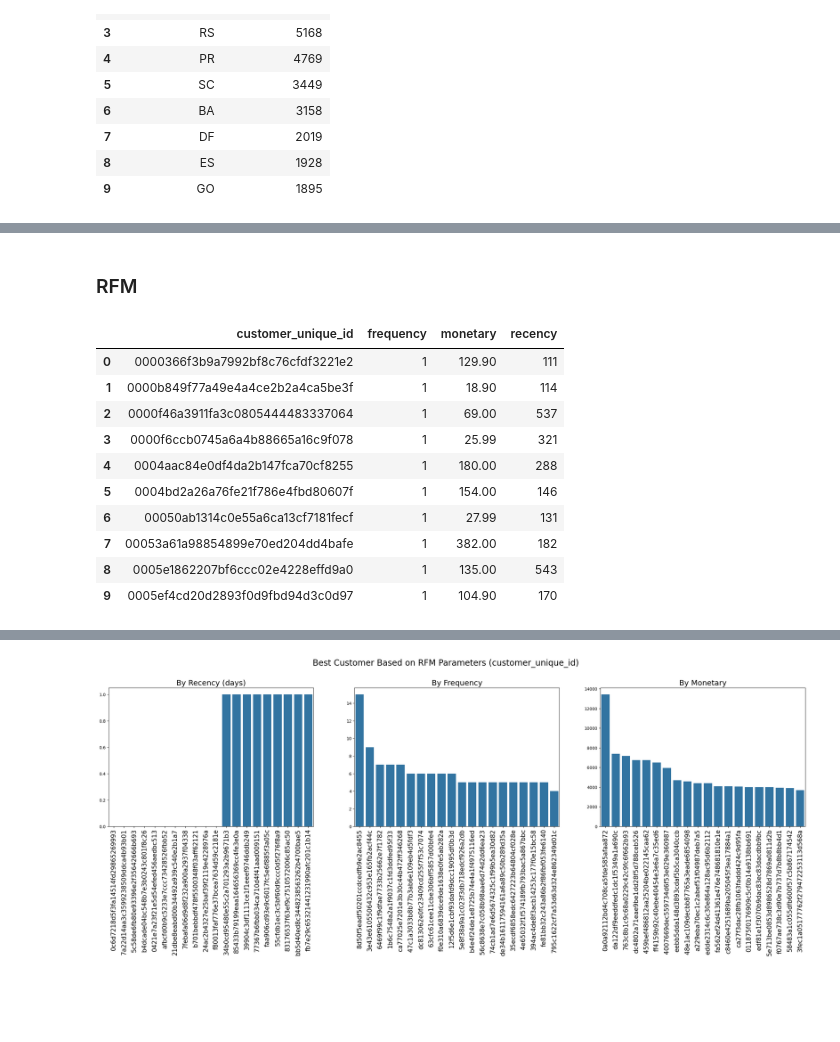
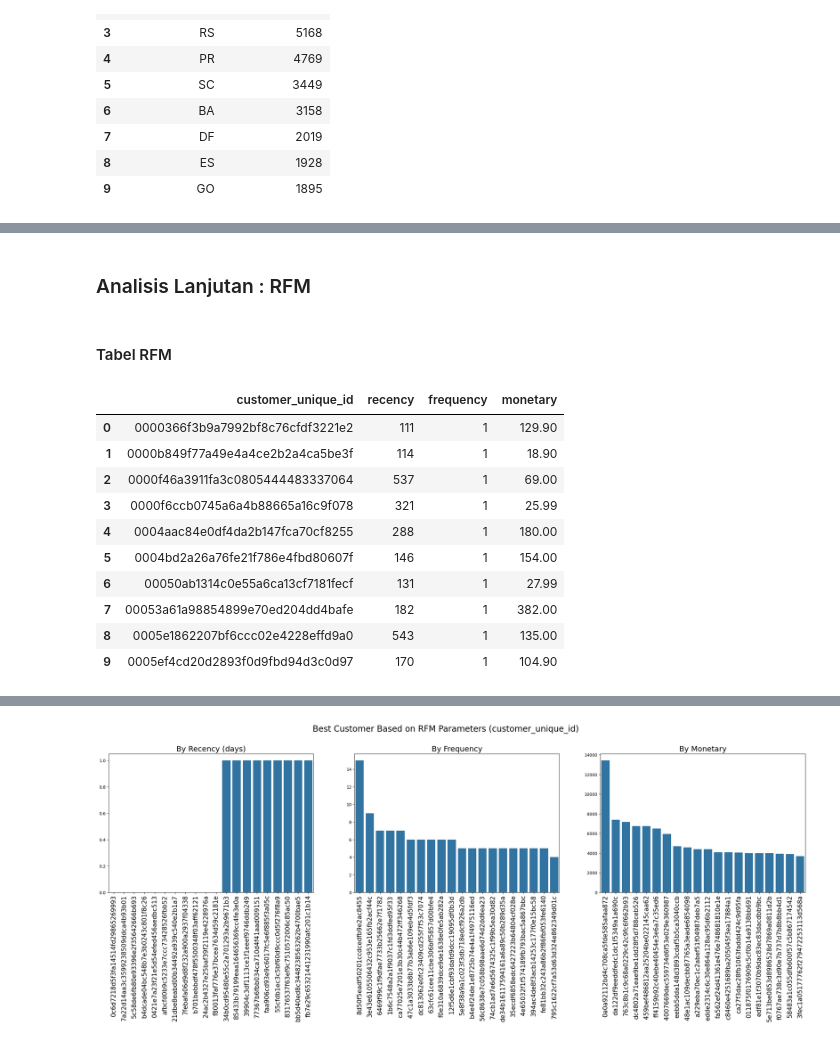
Before and after one commit to Fattahtrgn/Submission-Dicoding-Olist-Dashboard, a Jupyter notebook: notebook.ipynb, the cells around one changed output, grey strips where cells are left out. Saved outputs shown, nothing was run; the diff lists cells and outputs as text; code cells hidden in the pictures; blank space fills up the shorter version.

```diff
--- a/notebook.ipynb
+++ b/notebook.ipynb
@@ -2242,28 +2332,32 @@ Passing `palette` without assigning `hue` is deprecated and will be removed in v
+# %% [markdown]
+### Analisis Lanjutan : RFM
 # %% [markdown]
-### RFM
+#### Tabel RFM
 # %%
 rfm_df = all_df.groupby(by="customer_unique_id", as_index=False).agg(
     max_order_timestamp = ("order_purchase_timestamp", "max"), # mengambil tanggal order terakhir
     frequency = ("order_id", "nunique"), # menghitung jumlah order
     monetary = ("total_price", "sum") # menghitung jumlah revenue yang dihasilkan
 )
 
 # menghitung kapan terakhir pelanggan melakukan transaksi (hari)
 rfm_df["max_order_timestamp"] = rfm_df["max_order_timestamp"].dt.date
 recent_date = delivered_orders_df["order_purchase_timestamp"].dt.date.max()
 rfm_df["recency"] = rfm_df["max_order_timestamp"].apply(lambda x: (recent_date - x).days)
 
 rfm_df.drop("max_order_timestamp", axis=1, inplace=True)
+rfm_df = rfm_df[["customer_unique_id", "recency", "frequency", "monetary"]]
+
 rfm_df.head(10)
 # %% [output]
-|  | customer_unique_id | frequency | monetary | recency |
-| 0 | 0000366f3b9a7992bf8c76cfdf3221e2 | 1 | 129.90 | 111 |
-| 1 | 0000b849f77a49e4a4ce2b2a4ca5be3f | 1 | 18.90 | 114 |
-| 2 | 0000f46a3911fa3c0805444483337064 | 1 | 69.00 | 537 |
-| 3 | 0000f6ccb0745a6a4b88665a16c9f078 | 1 | 25.99 | 321 |
-| 4 | 0004aac84e0df4da2b147fca70cf8255 | 1 | 180.00 | 288 |
-| 5 | 0004bd2a26a76fe21f786e4fbd80607f | 1 | 154.00 | 146 |
-| 6 | 00050ab1314c0e55a6ca13cf7181fecf | 1 | 27.99 | 131 |
-| 7 | 00053a61a98854899e70ed204dd4bafe | 1 | 382.00 | 182 |
-| 8 | 0005e1862207bf6ccc02e4228effd9a0 | 1 | 135.00 | 543 |
-| 9 | 0005ef4cd20d2893f0d9fbd94d3c0d97 | 1 | 104.90 | 170 |
+|  | customer_unique_id | recency | frequency | monetary |
+| 0 | 0000366f3b9a7992bf8c76cfdf3221e2 | 111 | 1 | 129.90 |
+| 1 | 0000b849f77a49e4a4ce2b2a4ca5be3f | 114 | 1 | 18.90 |
+| 2 | 0000f46a3911fa3c0805444483337064 | 537 | 1 | 69.00 |
+| 3 | 0000f6ccb0745a6a4b88665a16c9f078 | 321 | 1 | 25.99 |
+| 4 | 0004aac84e0df4da2b147fca70cf8255 | 288 | 1 | 180.00 |
+| 5 | 0004bd2a26a76fe21f786e4fbd80607f | 146 | 1 | 154.00 |
+| 6 | 00050ab1314c0e55a6ca13cf7181fecf | 131 | 1 | 27.99 |
+| 7 | 00053a61a98854899e70ed204dd4bafe | 182 | 1 | 382.00 |
+| 8 | 0005e1862207bf6ccc02e4228effd9a0 | 543 | 1 | 135.00 |
+| 9 | 0005ef4cd20d2893f0d9fbd94d3c0d97 | 170 | 1 | 104.90 |
```
Also changed, not shown: parts of 52 cells of this notebook, 4 other files.
